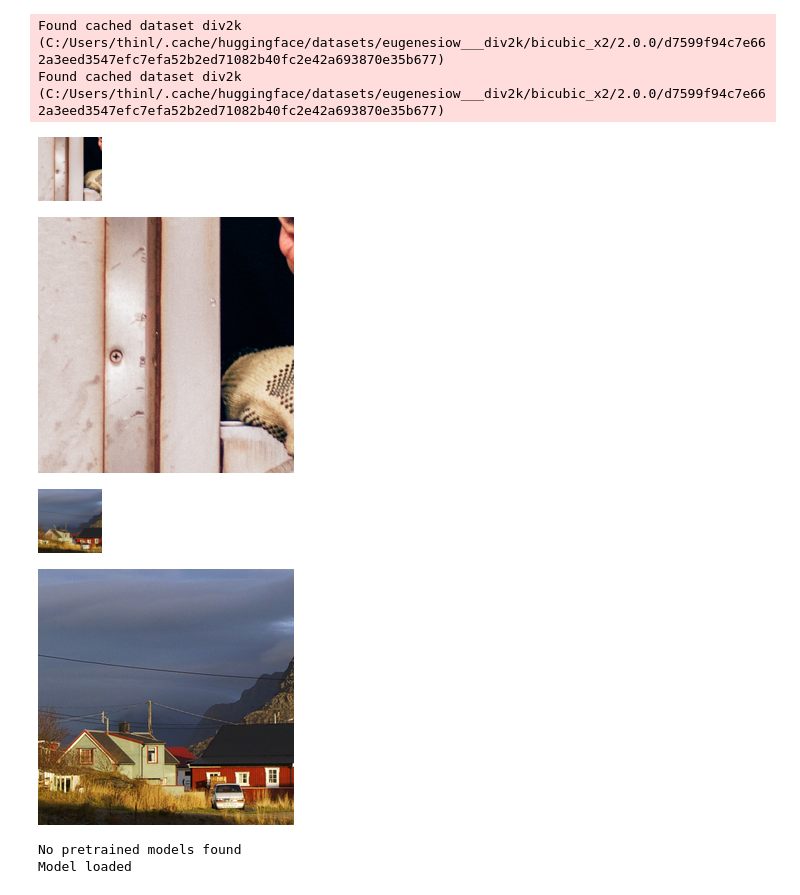
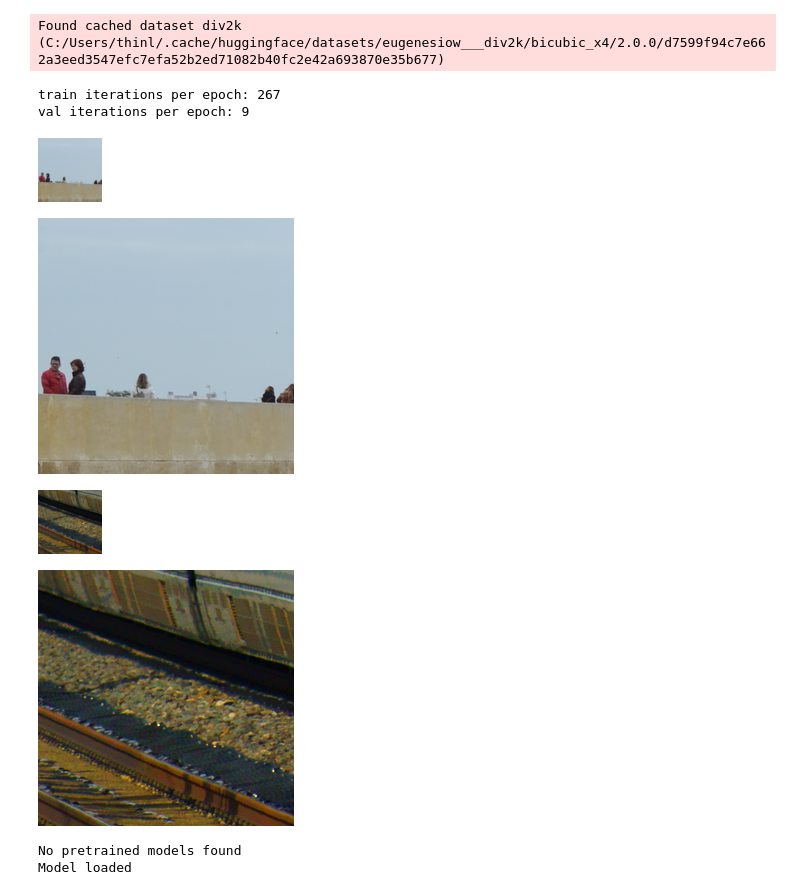
Before and after one commit to pekochan069/AI-Final2, a Jupyter notebook: srgan.ipynb, the cells around one changed output. Drawn from its saved outputs; the diff is of its cells as text; code cells hidden in the pictures.

Commit message:
Final train

```diff
--- a/srgan.ipynb
+++ b/srgan.ipynb
@@ -38,22 +106,26 @@ device = get_device()
 # %%
-# train_loader, val_loader, test_loader = get_bsds500(4, batch_size)
-train_loader, val_loader = get_div2k(4, batch_size)
+# train_loader, val_loader, test_loader = get_bsds500(upscale_factor, batch_size)
+# train_loader, val_loader = get_div2k_huggingface(upsacle_factor, batch_size)
+train_loader, val_loader = get_div2k_custom(batch_size)
 test_loader = get_bsd100(4, 10)
+print(f"train iterations per epoch: {len(train_loader)}")
+print(f"val iterations per epoch: {len(val_loader)}")
 # %% [output]
-Found cached dataset div2k (C:/Users/thinl/.cache/huggingface/datasets/eugenesiow___div2k/bicubic_x2/2.0.0/d7599f94c7e662a3eed3547efc7efa52b2ed71082b40fc2e42a693870e35b677)
-Found cached dataset div2k (C:/Users/thinl/.cache/huggingface/datasets/eugenesiow___div2k/bicubic_x2/2.0.0/d7599f94c7e662a3eed3547efc7efa52b2ed71082b40fc2e42a693870e35b677)
+Found cached dataset div2k (C:/Users/thinl/.cache/huggingface/datasets/eugenesiow___div2k/bicubic_x4/2.0.0/d7599f94c7e662a3eed3547efc7efa52b2ed71082b40fc2e42a693870e35b677)
+train iterations per epoch: 267
+val iterations per epoch: 9
 # %%
-dateiter = iter(train_loader)
-z, targets = next(dateiter)
+data_iter = iter(train_loader)
+z, targets = next(data_iter)
 
 for i in range(min(2, len(z))):
     input_image = TF.to_pil_image(z[i])
     target_image = TF.to_pil_image(targets[i])
     display(input_image)
     display(target_image)
 # %% [output]
-[figure, old version]
+[figure, new version]
-[figure, old version]
+[figure, new version]
-[figure, old version]
+[figure, new version]
-[figure, old version]
+[figure, new version]
 # %%
```
Also changed, not shown: parts of 21 cells of this notebook.
